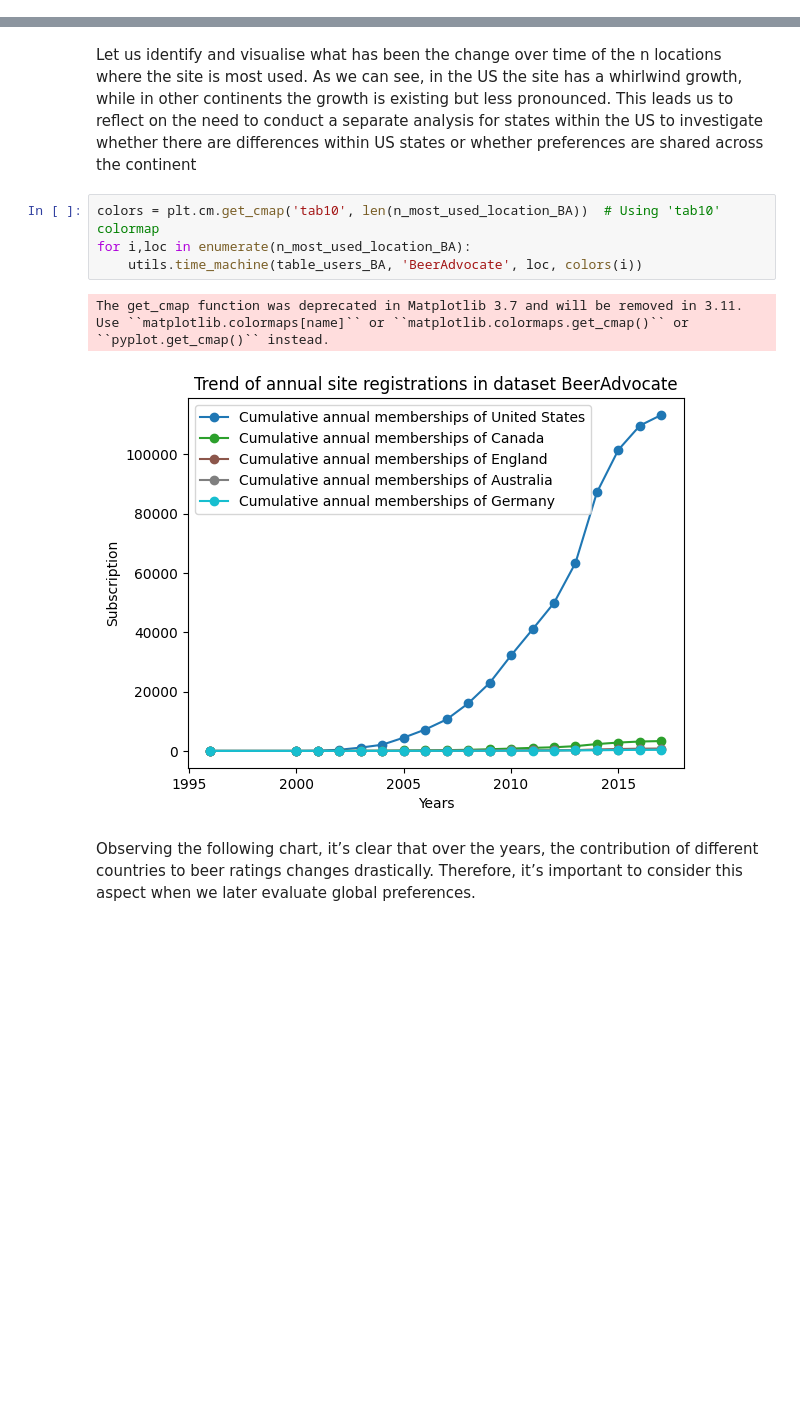
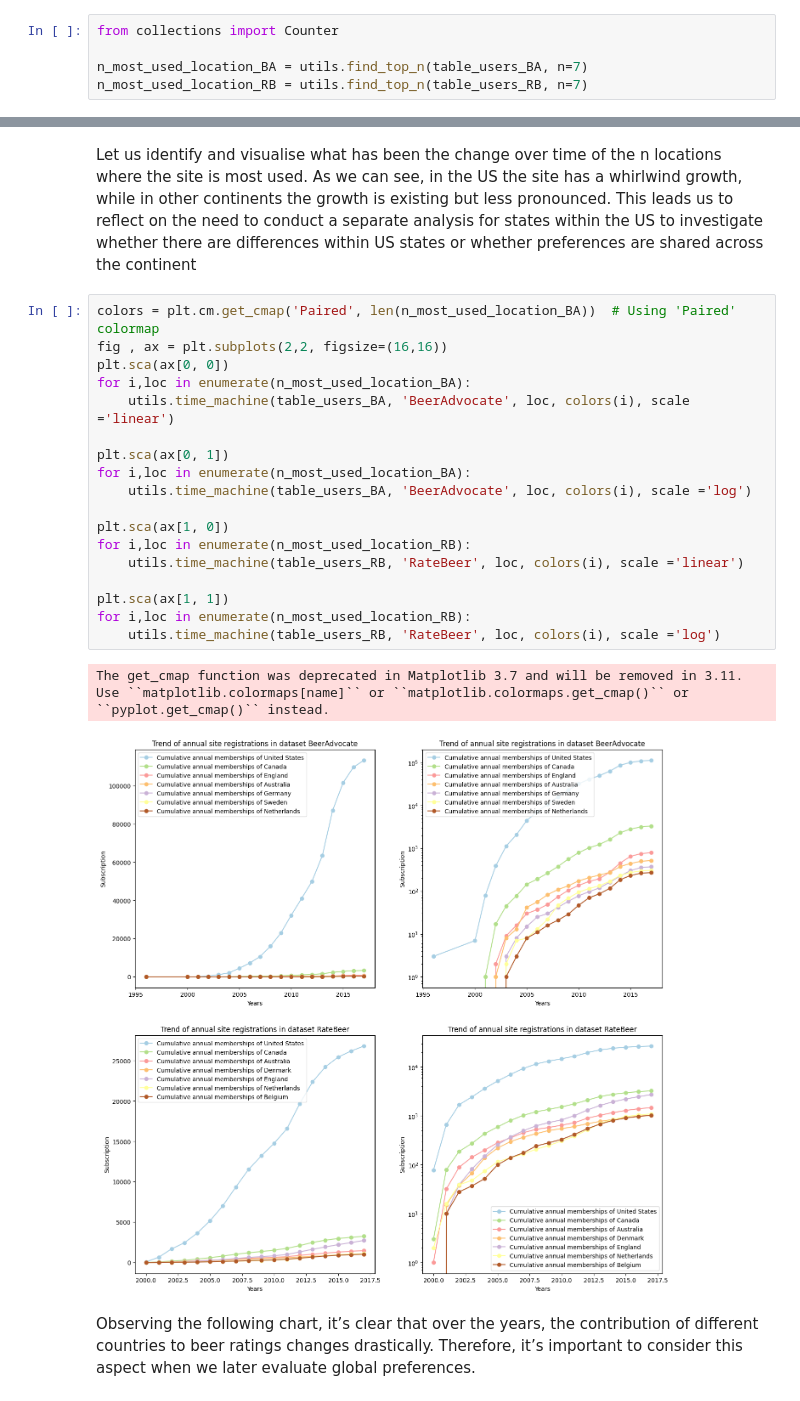
Before and after one commit to epfl-ada/ada-2024-project-mediterranean, a Jupyter notebook: main.ipynb, the cells around one changed output, grey strips where cells are left out. Drawn from its saved outputs; the diff is of its cells as text; blank space fills up the shorter version.

Commit message:
update users part

```diff
--- a/main.ipynb
+++ b/main.ipynb
@@ -111,0 +113,5 @@ Top 5 locations: ['United States', 'Canada', 'England', 'Australia', 'Germany']
+# %%
+from collections import Counter
+
+n_most_used_location_BA = utils.find_top_n(table_users_BA, n=7)
+n_most_used_location_RB = utils.find_top_n(table_users_RB, n=7)
@@ -113,12 +122,26 @@ Top 5 locations: ['United States', 'Canada', 'England', 'Australia', 'Germany']
 Let us identify and visualise what has been the change over time of the n locations where the site is most used. As we can see, in the US the site has a whirlwind growth, while in other continents the growth is existing but less pronounced.
 This leads us to reflect on the need to conduct a separate analysis for states within the US to investigate whether there are differences within US states or whether preferences are shared across the continent
 # %%
-colors = plt.cm.get_cmap('tab10', len(n_most_used_location_BA))  # Using 'tab10' colormap
+colors = plt.cm.get_cmap('Paired', len(n_most_used_location_BA))  # Using 'Paired' colormap
+fig , ax = plt.subplots(2,2, figsize=(16,16))
+plt.sca(ax[0, 0])
 for i,loc in enumerate(n_most_used_location_BA):
-    utils.time_machine(table_users_BA, 'BeerAdvocate', loc, colors(i))
+    utils.time_machine(table_users_BA, 'BeerAdvocate', loc, colors(i), scale ='linear')
+
+plt.sca(ax[0, 1])
+for i,loc in enumerate(n_most_used_location_BA):
+    utils.time_machine(table_users_BA, 'BeerAdvocate', loc, colors(i), scale ='log')
+
+plt.sca(ax[1, 0])
+for i,loc in enumerate(n_most_used_location_RB):
+    utils.time_machine(table_users_RB, 'RateBeer', loc, colors(i), scale ='linear')
+
+plt.sca(ax[1, 1])
+for i,loc in enumerate(n_most_used_location_RB):
+    utils.time_machine(table_users_RB, 'RateBeer', loc, colors(i), scale ='log')
 # %% [output]
 The get_cmap function was deprecated in Matplotlib 3.7 and will be removed in 3.11. Use ``matplotlib.colormaps[name]`` or ``matplotlib.colormaps.get_cmap()`` or ``pyplot.get_cmap()`` instead.
-[figure, old version]
+[figure, new version]
 # %% [markdown]
 Observing the following chart, it’s clear that over the years, the contribution of different countries to beer ratings changes drastically. Therefore, it’s important to consider this aspect when we later evaluate global preferences.
 # %%
```
Also changed, not shown: parts of 6 cells of this notebook.
